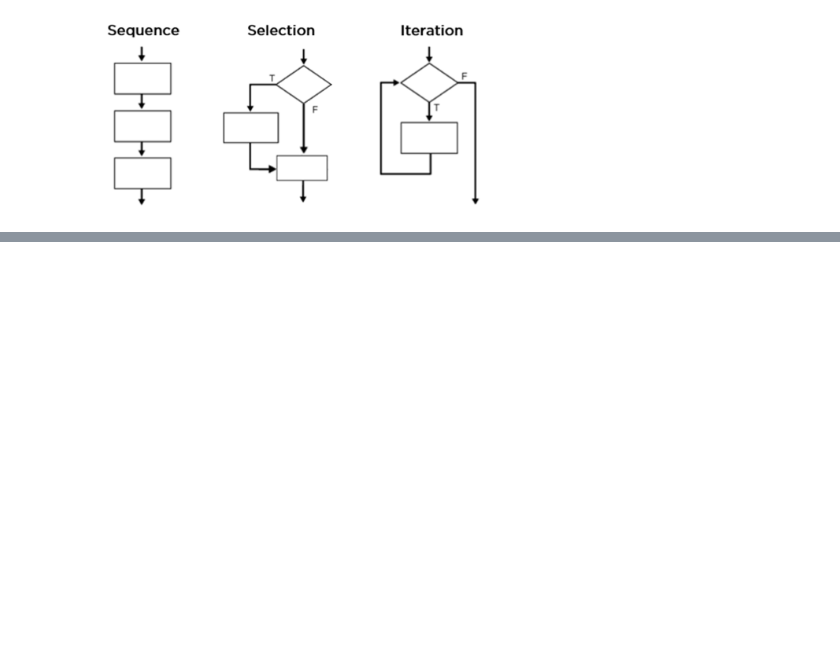
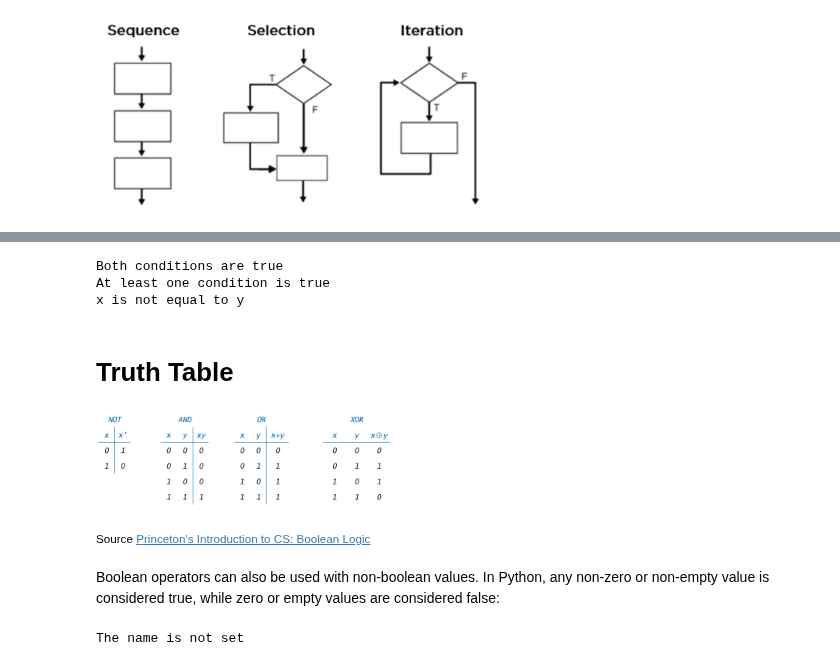
Before and after one commit to shaymaa-nabil/AUC-Fundamentals-of-Data-Science-II-Spring-2023, a Jupyter notebook: notebooks/lecture04.ipynb, the cells around one changed output, grey strips where cells are left out. Cells and saved outputs as stored; diff of their text form; code cells hidden in the pictures; blank space fills up the shorter version.

```diff
--- a/notebooks/lecture04.ipynb
+++ b/notebooks/lecture04.ipynb
@@ -24,0 +76,30 @@ display(Image(filename="images/control-flow.png", width = 400))
+# %%
+x = 5
+y = 10
+if x > 0 and y < 20:
+    print("Both conditions are true")
+if x > 0 or y < 20:
+    print("At least one condition is true")
+if not x == y:
+    print("x is not equal to y")
+# %% [output]
+Both conditions are true
+At least one condition is true
+x is not equal to y
+# %% [markdown]
+# Truth Table
+# %%
+from IPython.display import display, Image
+display(Image(filename="images/truth-table.png", width = 300))
+# %% [output]
+[figure, added]
+# %% [markdown]
+<sub>Source [Princeton's Introduction to CS: Boolean Logic](https://introcs.cs.princeton.edu/java/71boolean/)</sub>
+# %% [markdown]
+Boolean operators can also be used with non-boolean values. In Python, any non-zero or non-empty value is considered true, while zero or empty values are considered false:
+# %%
+name = ""
+if not name:
+    print("The name is not set")
+# %% [output]
+The name is not set
```
Also changed, not shown: parts of 25 cells of this notebook, 5 other files.
